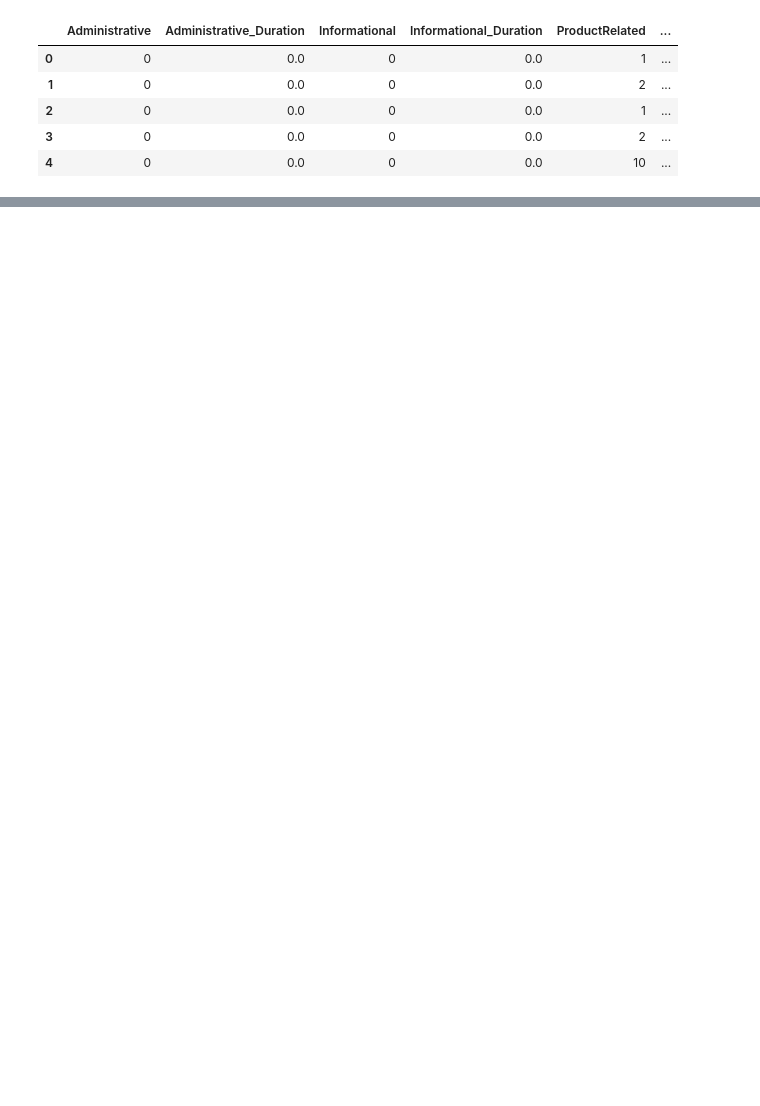
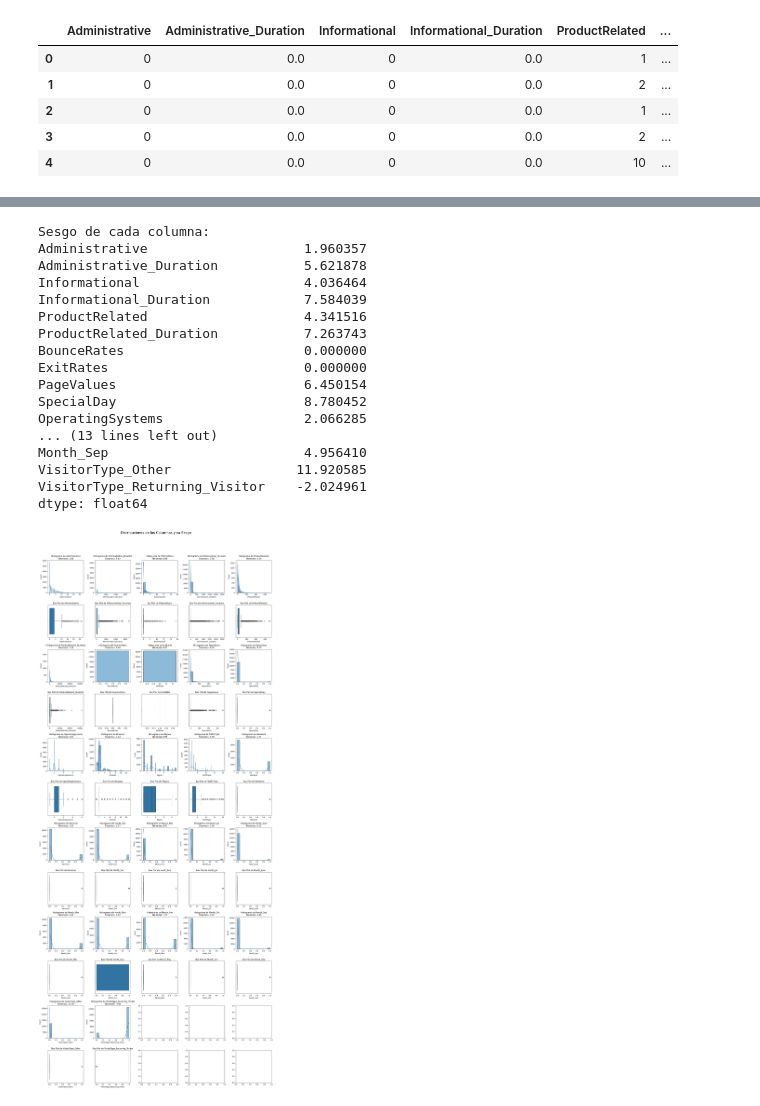
Before and after one commit to titopucp2024/online-shoppers-purchasing-intention, a Jupyter notebook: Online_Shoppers_Purchasing_Intention.ipynb, the cells around one changed output, grey strips where cells are left out. Saved outputs shown, nothing was run; the diff lists cells and outputs as text; code cells hidden in the pictures; blank space fills up the shorter version.

```diff
--- a/Online_Shoppers_Purchasing_Intention.ipynb
+++ b/Online_Shoppers_Purchasing_Intention.ipynb
@@ -108,0 +215,8 @@ df.head()
+# %%
+from sklearn.preprocessing import LabelEncoder
+
+le = LabelEncoder()
+df['VisitorType'] = le.fit_transform(df['VisitorType'])
+df['Month'] = le.fit_transform(df['Month'])
+df['Weekend'] = le.fit_transform(df['Weekend'])
+df['Revenue'] = le.fit_transform(df['Revenue'])
@@ -108,0 +253,8 @@ df.head()
+# %%
+# Convertimos valores booleanos en valores numéricos para las columnas 'Weekend' y 'Revenue'
+df.Weekend = df.Weekend * 1
+df.Revenue = df.Revenue * 1
+# %%
+# Crear variables dummy a partir de las columnas 'Month' y 'VisitorType'
+df = pd.get_dummies(df, columns=['Month', 'VisitorType'], drop_first=True)
+df = df.astype(int)
@@ -108,0 +271,56 @@ df.head()
+# %%
+import pandas as pd
+import numpy as np
+import matplotlib.pyplot as plt
+import seaborn as sns
+
+# Calcular el sesgo de cada columna
+skewness = df.skew()
+
+print("Sesgo de cada columna:")
+print(skewness)
+
+# Ajustar el número de filas y columnas para las subplots
+n_cols = 5  # Número de columnas en la cuadrícula de subplots
+n_rows = (len(df.columns) + n_cols - 1) // n_cols  # Calcular el número de filas necesarias
+
+# Crear la figura y los ejes
+fig, axes = plt.subplots(nrows=n_rows * 2, ncols=n_cols, figsize=(20, 2 * n_rows * 4))
+
+fig.suptitle('Distribuciones de las Columnas y su Sesgo', fontsize=20)
+
+# Graficar histogramas y box plots para visualizar la distribución y el sesgo
+for i, col in enumerate(df.columns):
+    row = (i // n_cols) * 2
+    col_idx = i % n_cols
+
+    # Histograma
+    sns.histplot(df[col], kde=True, ax=axes[row, col_idx])
+    axes[row, col_idx].set_title(f'Histograma de {col}\nSkewness: {skewness[col]:.2f}')
+
+    # Box Plot
+    sns.boxplot(x=df[col], ax=axes[row + 1, col_idx])
+    axes[row + 1, col_idx].set_title(f'Box Plot de {col}')
+
+# Ajustar el diseño para que no se solapen las etiquetas
+plt.tight_layout(rect=[0, 0, 1, 0.95])
+plt.show()
+# %% [output]
+Sesgo de cada columna:
+Administrative                    1.960357
+Administrative_Duration           5.621878
+Informational                     4.036464
+Informational_Duration            7.584039
+ProductRelated                    4.341516
+ProductRelated_Duration           7.263743
+BounceRates                       0.000000
+ExitRates                         0.000000
+PageValues                        6.450154
+SpecialDay                        8.780452
+OperatingSystems                  2.066285
+... (13 lines left out)
+Month_Sep                         4.956410
+VisitorType_Other                11.920585
+VisitorType_Returning_Visitor    -2.024961
+dtype: float64
+[figure, added]
```
Also changed, not shown: parts of 22 cells of this notebook.
